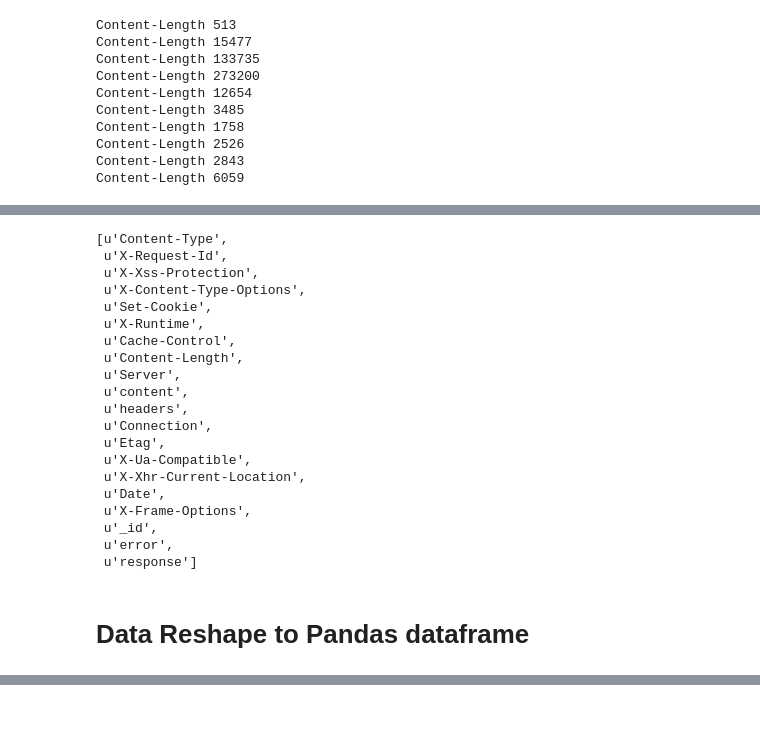
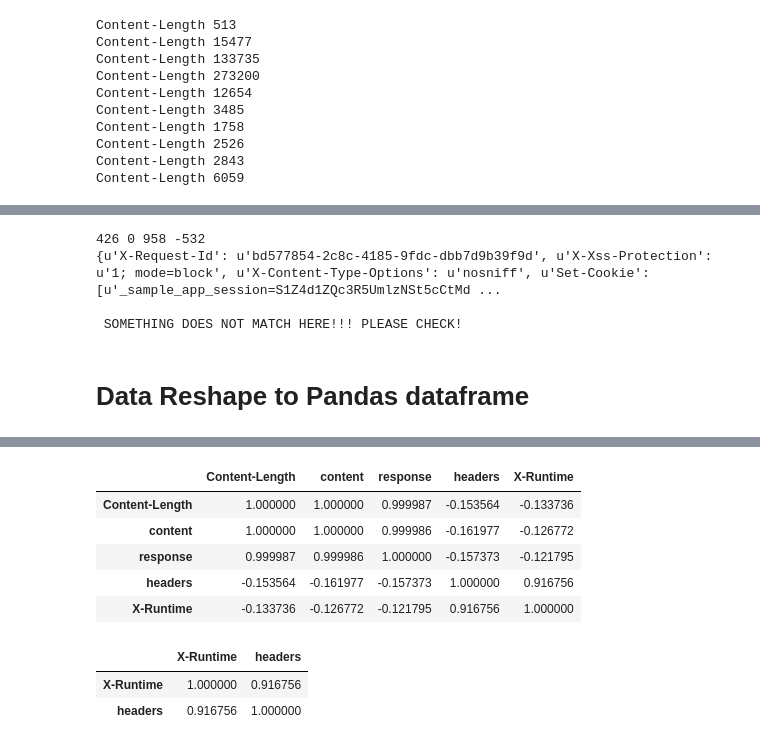
Before and after one commit to wangwf/Codes, a Jupyter notebook: dataLogs/mongodb.ipynb, the cells around one changed output, grey strips where cells are left out. Drawn from its saved outputs; the diff is of its cells as text; code cells hidden in the pictures; blank space fills up the shorter version.

```diff
--- a/dataLogs/mongodb.ipynb
+++ b/dataLogs/mongodb.ipynb
@@ -137,29 +253 @@ plt.plot(rsize)
 plt.show()
-# %%
-query ={"Content-Length":{'$exists':True}, "Content-Type':{'$exist':True}, }
-iter=logs.find(query,{"_id":0,"Content-Length":1})
-#for item in iter:
-#    print item, type(item), int(item.values()[0])
-#rsize =[int(item.values()[0]) for item in iter]
-features
-# %% [output]
-[u'Content-Type',
- u'X-Request-Id',
- u'X-Xss-Protection',
- u'X-Content-Type-Options',
- u'Set-Cookie',
- u'X-Runtime',
- u'Cache-Control',
- u'Content-Length',
- u'Server',
- u'content',
- u'headers',
- u'Connection',
- u'Etag',
- u'X-Ua-Compatible',
- u'X-Xhr-Current-Location',
- u'Date',
- u'X-Frame-Options',
- u'_id',
- u'error',
- u'response']
@@ -166,3 +281,26 @@ features
+# %%
+# response = content + header
+#
+# response -content - header ~ 170, overhead
+#
+#
+#
+import math
+iter=logs.find({})
+for item in iter:
+    con = int(item['content'])
+    head = int(item['headers'])
+    res  = int(item['response'])
+    #if res-con - head !=0:           print res, con, head, res-con - head
+    if math.fabs(res-con-head -170)>5:
+        print res, con, head, res-con - head
+        print item
+        print "\n Something does not match here!!! Please check! \n".upper()
+# %% [output]
+426 0 958 -532
+{u'X-Request-Id': u'bd577854-2c8c-4185-9fdc-dbb7d9b39f9d', u'X-Xss-Protection': u'1; mode=block', u'X-Content-Type-Options': u'nosniff', u'Set-Cookie': [u'_sample_app_session=S1Z4d1ZQc3R5UmlzNSt5cCtMd ...
+
+ SOMETHING DOES NOT MATCH HERE!!! PLEASE CHECK!
 # %% [markdown]
 # Data Reshape to Pandas dataframe
 # %%
@@ -212,3 +347,21 @@ df
 # %%
 # Writing Pandas dataframe to CSV file
 df.to_csv("output3_df.txt",sep=",")
+# %%
+# Correlation matrix between
+#
+#
+df.ix[:,['Content-Length','content','response', "headers","X-Runtime"]].astype(float).corr()
+# %% [output]
+|  | Content-Length | content | response | headers | X-Runtime |
+| Content-Length | 1.000000 | 1.000000 | 0.999987 | -0.153564 | -0.133736 |
+| content | 1.000000 | 1.000000 | 0.999986 | -0.161977 | -0.126772 |
+| response | 0.999987 | 0.999986 | 1.000000 | -0.157373 | -0.121795 |
+| headers | -0.153564 | -0.161977 | -0.157373 | 1.000000 | 0.916756 |
+| X-Runtime | -0.133736 | -0.126772 | -0.121795 | 0.916756 | 1.000000 |
+# %%
+df.ix[:,["X-Runtime","headers"]].astype(float).corr()
+# %% [output]
+|  | X-Runtime | headers |
+| X-Runtime | 1.000000 | 0.916756 |
+| headers | 0.916756 | 1.000000 |
```
Also changed, not shown: parts of 15 cells of this notebook, 2 other files.
